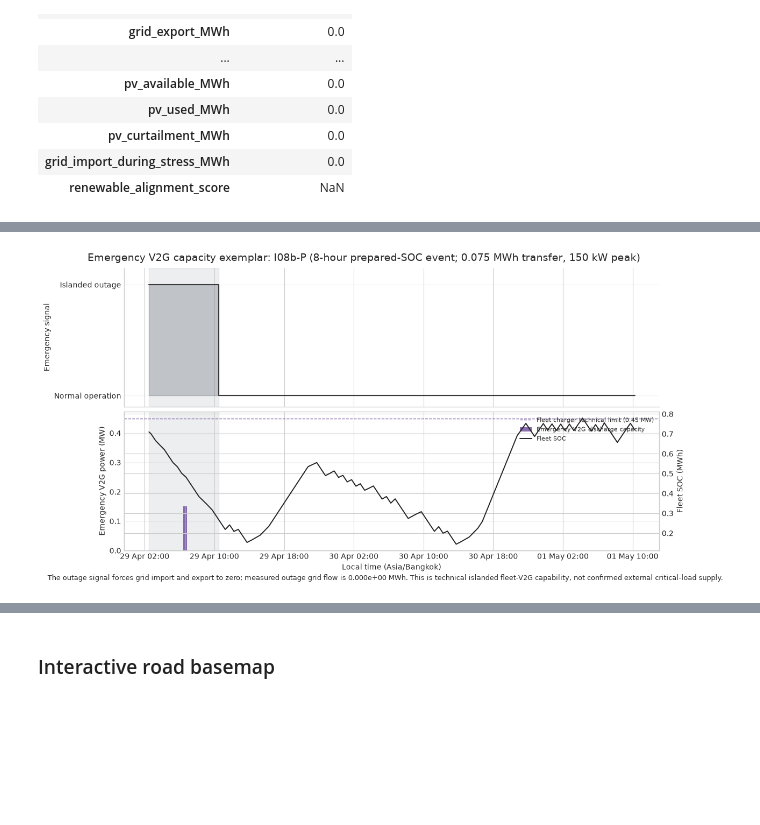
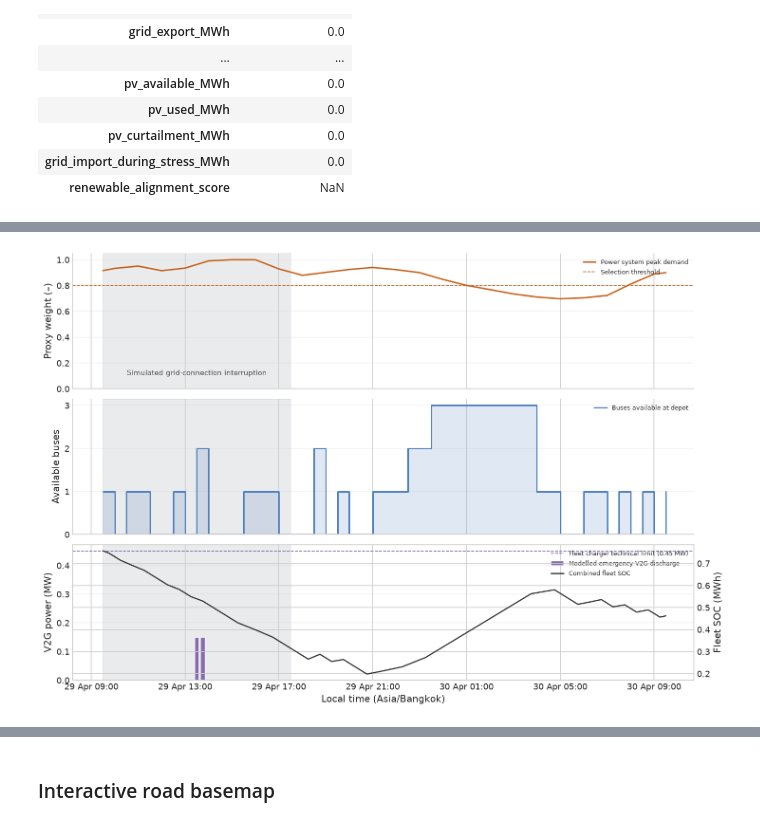
Before and after one commit to fraunhofer-isi/FLEXIMOD, a Jupyter notebook: notebooks/building_use_case_analysis.ipynb, the cells around one changed output, grey strips where cells are left out. Drawn from its saved outputs; the diff is of its cells as text; code cells hidden in the pictures; blank space fills up the shorter version.

```diff
--- a/notebooks/building_use_case_analysis.ipynb
+++ b/notebooks/building_use_case_analysis.ipynb
@@ -846,7 +1056,7 @@ if not missing_renewable:
     fig, axis = plt.subplots(figsize=(8.7, 5.0), constrained_layout=True)
     bars = axis.bar(labels, values, color=['#6B7280', '#4C78A8', '#009E73'], width=0.55)
     axis.set_ylabel('Total operating cost per bus traction energy (THB/kWh)')
-    axis.set_title('Operating cost of renewable-responsive bus dispatch')
+    # axis.set_title('Operating cost of renewable-responsive bus dispatch')
     axis.set_ylim(0, max(values) * 1.26)
     axis.grid(axis='y', alpha=0.28)
     axis.set_axisbelow(True)
@@ -855,4 +1065,16 @@ if not missing_renewable:
         suffix = 'V1G reference' if case == v1g_label else f'+{delta:.2f} THB/kWh vs V1G'
         axis.text(bar.get_x() + bar.get_width() / 2, value, f'{value:.2f}\n{suffix}', ha='center', va='bottom', fontsize=8.5, fontweight='semibold')
     plt.show()
+
+    report_table_9 = pd.DataFrame({
+        'Operating mode': ['Managed unidirectional charging', 'I06a: renewable-responsive operation', 'I06b: renewable-responsive technical sensitivity'],
+        'Export condition': ['No export', '5 kW regulatory limit', '450 kW technical limit'],
+        'Charging in higher-availability intervals (MWh/year)': renewable_summary['charge_higher_availability_MWh'].to_numpy(),
+        'Depot-to-system export in lower-availability intervals (MWh/year)': renewable_summary['depot_to_grid_lower_availability_MWh'].to_numpy(),
+        'Maximum achieved export power (kW)': [comparison.loc[label, 'peak_grid_export_MW'] * 1000 for label in renewable_cases],
+        'Traction-grid import (MWh/year)': [comparison.loc[label, 'grid_import_MWh'] for label in renewable_cases],
+        'Operating cost per traction energy (THB/kWh)': renewable_operator_cost['operating_cost_THB_per_traction_kWh'].to_numpy(),
+    })
+    display(report_table_9.round(3))
+    display(Markdown('**Table 9. Renewable-responsive dispatch results.** All cases meet the same annual bus service, have zero unmet trip energy and satisfy the terminal state-of-charge requirement. The 450 kW value is a technical export limit, not an achieved or approved connection capacity.'))
 # %% [output]
@@ -1042,7 +1256,7 @@ if not missing_pv_profile:
     axis.axhline(0, color='#1F2937', linewidth=0.9)
     axis.set_ylabel('Annual operating-cost change relative to PV + unidirectional charging (%)')
     axis.set_title('Operating-cost effect relative to PV + unidirectional charging')
-    axis.text(0.5, 1.01, 'PV + unidirectional charging reference = 0%; negative values reduce depot operating cost',
+    axis.text(0.5, 1.01, 'I07 reference = 0%; negative values reduce depot operating cost',
               transform=axis.transAxes, ha='center', va='bottom', fontsize=9.5, color='#4B5563')
     axis.grid(axis='y', alpha=0.28)
     axis.set_axisbelow(True)
@@ -1170,12 +1384,13 @@ if not missing_pv_profile and high_load_pv_available:
               ha='right', va='center', fontsize=9, color='#6B7280')
     axis.text(0.985, 0.45, 'Net grid export', transform=axis.transAxes,
               ha='right', va='center', fontsize=9, color='#075E54')
-    axis.set_title('Annual PV–grid–V2G outcome', fontsize=16, fontweight='semibold', pad=12)
+    # axis.set_title('Figure 21 — Annual PV–electricity-system outcome', fontsize=16, fontweight='semibold', pad=12)
     axis.set_xlabel('Annual rooftop-PV energy used for depot operation (MWh)')
     axis.set_ylabel('Net grid exchange in power-system peak-demand periods (MWh)\nimport (+) / export (−)')
     axis.set_ylim(y_min, y_max)
     axis.grid(alpha=0.22)
     axis.set_axisbelow(True)
     plt.show()
+    display(Markdown('**Figure 21. Annual rooftop-PV utilisation and electricity exchange during power-system peak-demand periods.** The plot separates the direct value of PV plus unidirectional charging from the incremental effects of the current feed-in policy and peak-demand-aware charging.'))
 # %% [output]
 findfont: Failed to find font weight semibold, now using 700.
@@ -1219,44 +1417,64 @@ if rows:
 # %%
-emergency_case_label = 'I08b-P emergency V2G 8 h prepared SOC'
+# The 8-hour inherited-SOC case is the main I08 exemplar because it represents
+# availability following ordinary V1G operation rather than advance preparation.
+emergency_case_label = 'I08b-B emergency V2G 8 h inherited SOC'
 if emergency_case_label not in dispatch_by_case:
     print('The emergency exemplar requires a completed I08b-P dispatch output.')
 else:
     emergency_case = dispatch_by_case[emergency_case_label]
     outage = emergency_case['synthetic_outage_event'].astype(bool)
     outage_start = emergency_case.index[outage][0]
     outage_end = emergency_case.index[outage][-1] + pd.Timedelta(minutes=15)
     emergency_power_MW = emergency_case['bus_discharge_MWh'] / 0.25
     peak_emergency_kW = float(emergency_power_MW.loc[outage].max() * 1000.0)
     transfer_MWh = float(emergency_case.loc[outage, 'bus_discharge_MWh'].sum())
     outage_grid_flow_MWh = float((emergency_case.loc[outage, 'grid_import_MWh'] + emergency_case.loc[outage, 'grid_export_MWh']).sum())
 
-    fig, axes = plt.subplots(2, 1, figsize=(12, 6), sharex=True, constrained_layout=True)
-    axes[0].step(emergency_case.index, outage.astype(int), where='post', color='#3b3b3b', linewidth=1.5)
-    axes[0].fill_between(emergency_case.index, 0, outage.astype(int), step='post', color='#6c757d', alpha=0.35)
-    axes[0].set_yticks([0, 1], labels=['Normal operation', 'Islanded outage'])
-    axes[0].set_ylim(-0.1, 1.15)
-    axes[0].set_ylabel('Emergency signal')
+    profile_end = min(emergency_case.index[-1], outage_start + pd.Timedelta(hours=24))
+    profile = emergency_case.loc[(emergency_case.index >= outage_start) & (emergency_case.index <= profile_end)].copy()
+    route_availability_columns = [
+        'bus_route_7k_availability_fraction', 'bus_route_79_availability_fraction',
+        'bus_route_101_availability_fraction',
+    ]
+    connected_bus_count = profile[route_availability_columns].clip(lower=0.0, upper=1.0).sum(axis=1)
+    profile_discharge_MW = profile['bus_discharge_MWh'] / 0.25
+    profile_outage = profile['synthetic_outage_event'].astype(bool)
 
-    axes[1].bar(emergency_case.index[outage], emergency_power_MW.loc[outage], width=pd.Timedelta(minutes=12), color='#7b5ea7', alpha=0.9, label='Emergency V2G discharge capacity')
-    axes[1].axhline(0.45, color='#7b5ea7', linestyle='--', linewidth=1.0, label='Fleet charger technical limit (0.45 MW)')
-    axes[1].set_ylabel('Emergency V2G power (MW)')
-    axes[1].set_xlabel('Local time (Asia/Bangkok)')
-    soc_axis = axes[1].twinx()
-    soc_axis.plot(emergency_case.index, emergency_case['bus_soc_MWh'], color='#222222', linewidth=1.4, label='Fleet SOC')
+    fig, axes = plt.subplots(3, 1, figsize=(12, 8), sharex=True, constrained_layout=True)
+    axes[0].plot(profile.index, profile['regional_grid_load_fraction'], color='#c65d14', linewidth=1.8, label='Power system peak demand')
+    axes[0].axhline(float(profile['grid_stress_threshold'].iloc[0]), color='#c65d14', linestyle='--', linewidth=1.0, label='Selection threshold')
+    axes[0].set_ylim(0, 1.05)
+    axes[0].text(outage_start + (outage_end - outage_start) / 2, 0.12, 'Simulated grid-connection interruption', ha='center', va='center', fontsize=9, color='#4d4d4d')
+    axes[0].set_ylabel('Proxy weight (–)')
+    axes[0].legend(loc='upper right', fontsize=8, frameon=False)
+
+    axes[1].step(profile.index, connected_bus_count, where='post', color='#4f81bd', linewidth=1.8, label='Buses available at depot')
+    axes[1].fill_between(profile.index, 0, connected_bus_count, step='post', color='#4f81bd', alpha=0.18)
+    axes[1].set_ylim(0, 3.15)
+    axes[1].set_yticks([0, 1, 2, 3])
+    axes[1].set_ylabel('Available buses')
+    axes[1].legend(loc='upper right', fontsize=8, frameon=False)
+
+    axes[2].bar(profile.index[profile_outage], profile_discharge_MW.loc[profile_outage], width=pd.Timedelta(minutes=12), color='#7b5ea7', alpha=0.9, label='Modelled emergency V2G discharge')
+    axes[2].axhline(0.45, color='#7b5ea7', linestyle='--', linewidth=1.0, label='Fleet charger technical limit (0.45 MW)')
+    axes[2].set_ylabel('V2G power (MW)')
+    soc_axis = axes[2].twinx()
+    soc_axis.plot(profile.index, profile['bus_soc_MWh'], color='#303030', linewidth=1.5, label='Combined fleet SOC')
     soc_axis.set_ylabel('Fleet SOC (MWh)')
-    handles, labels = axes[1].get_legend_handles_labels()
+    handles, labels = axes[2].get_legend_handles_labels()
     soc_handles, soc_labels = soc_axis.get_legend_handles_labels()
-    axes[1].legend(handles + soc_handles, labels + soc_labels, loc='upper right', fontsize=8, frameon=False)
+    axes[2].legend(handles + soc_handles, labels + soc_labels, loc='upper right', fontsize=8, frameon=False)
 
     for axis in axes:
-        axis.axvspan(outage_start, outage_end, color='#6c757d', alpha=0.12, zorder=0)
+        axis.axvspan(outage_start, outage_end, color='#6c757d', alpha=0.14, zorder=0, label='_nolegend_')
         axis.grid(axis='y', alpha=0.25)
         axis.set_axisbelow(True)
         axis.spines[['top', 'right']].set_visible(False)
-    axes[1].xaxis.set_major_locator(mdates.HourLocator(interval=8))
-    axes[1].xaxis.set_major_formatter(mdates.DateFormatter('%d %b %H:%M'))
-    fig.suptitle(f'Emergency V2G capacity exemplar: I08b-P (8-hour prepared-SOC event; {transfer_MWh:.3f} MWh transfer, {peak_emergency_kW:.0f} kW peak)', fontsize=14)
-    fig.text(0.01, -0.02, f'The outage signal forces grid import and export to zero; measured outage grid flow is {outage_grid_flow_MWh:.3e} MWh. This is technical islanded fleet-V2G capability, not confirmed external critical-load supply.', fontsize=9)
+    axes[2].set_xlabel('Local time (Asia/Bangkok)')
+    axes[2].xaxis.set_major_locator(mdates.HourLocator(interval=4, tz=emergency_case.index.tz))
+    axes[2].xaxis.set_major_formatter(mdates.DateFormatter('%d %b %H:%M', tz=emergency_case.index.tz))
+    # fig.suptitle('Figure 22 — Emergency V2G availability profile: 8-hour interruption, inherited SOC', fontsize=14)
     plt.show()
+    display(Markdown('**Figure 22. Emergency V2G availability profile for the selected 8-hour inherited-SOC case.** The shaded interval is the simulated interruption, selected from the power-system peak-demand proxy. Grid import and export are forced to zero. The profile shows that bus availability, rather than aggregate stored energy alone, limits the technically available V2G discharge. No receiving load or external electrical connection is modelled.'))
 # %% [output]
-[figure, old version]
+[figure, new version]
```
Also changed, not shown: parts of 56 cells of this notebook, 31 other files.
